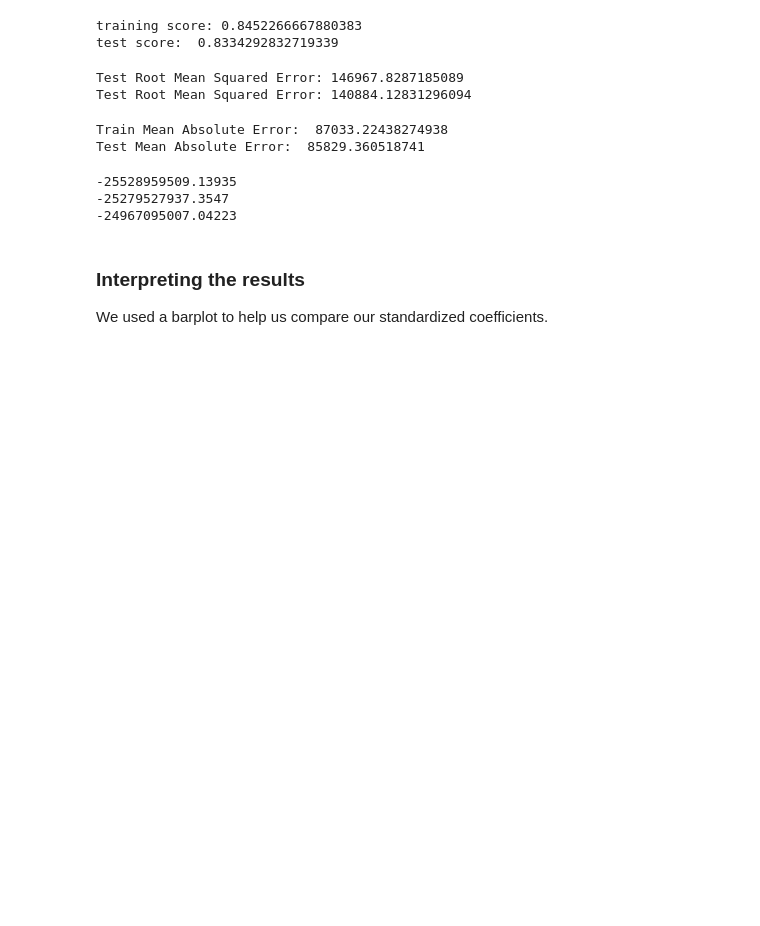
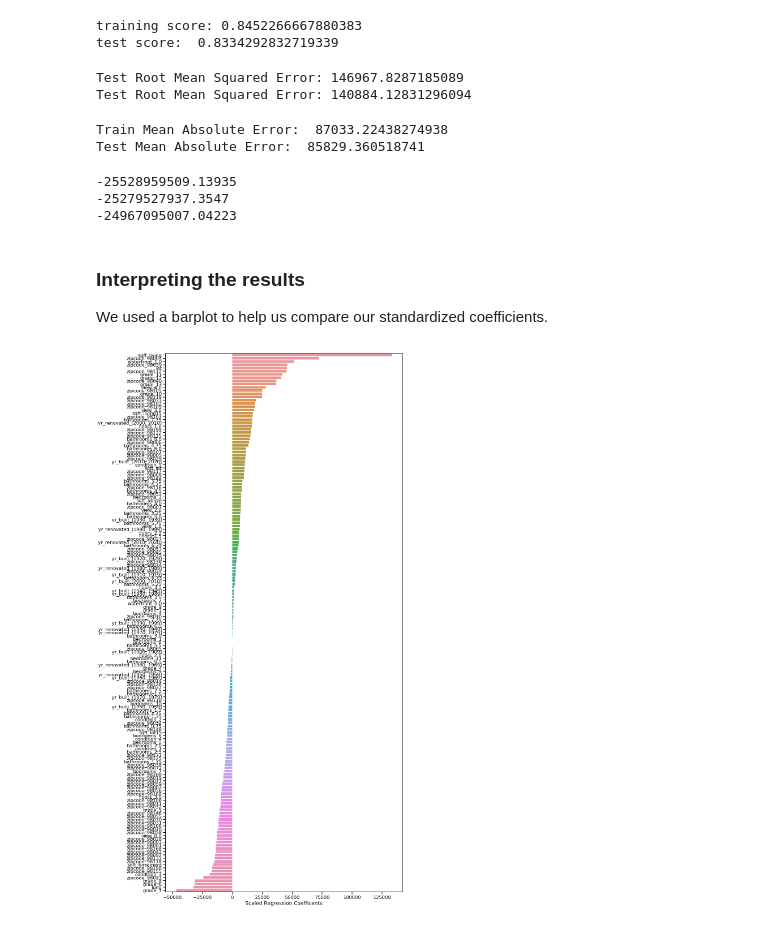
Before and after one commit to kemepley/Project_1, a Jupyter notebook: Project Results .ipynb, the cells around one changed output. Drawn from its saved outputs; the diff is of its cells as text; code cells hidden in the pictures; blank space fills up the shorter version.

```diff
--- a/Project Results .ipynb
+++ b/Project Results .ipynb
@@ -314,21 +360,22 @@ We used a barplot to help us compare our standardized coefficients.
 # %%
 # Make a dataframe of the coefficients
 
-lasso_coef = pd.DataFrame(np.round_(lasso.coef_, decimals=3), X.columns, columns=["penalized_coefficents"])
+lasso_coef = pd.DataFrame(np.round_(lasso.coef_, decimals=3), X.columns, columns=["penalized_coefficients"])
 # %%
 # Plot the coeffients
 
 sns.set_context('talk')
-fig = plt.figure()
+fig = plt.figure(figsize=(15,35))
 plt.tight_layout()
 
 lasso_coef = lasso_coef[lasso_coef["penalized_coefficients"]!=0]
 lasso_coef = lasso_coef.sort_values(by="penalized_coefficients", ascending=False)
 
 ax = sns.barplot(x="penalized_coefficients", y=lasso_coef.index, data=lasso_coef)
 ax.set(xlabel='Scaled Regression Coefficents')
-ax.set_yticklabels(["View Rating 0", "Condition 3", "Zipcode 98198","Zipcode 98155","Building Grade 8", "Zipcode 98023", "Building Grade 6", "Longitude", "Building Grade 7"])
 fig.savefig("negative coefficients3", bbox_inches='tight')
+# %% [output]
+[figure, added]
 # %%
 # Plot the coeffients
 
```
Also changed, not shown: parts of 9 cells of this notebook, 2 other files.
